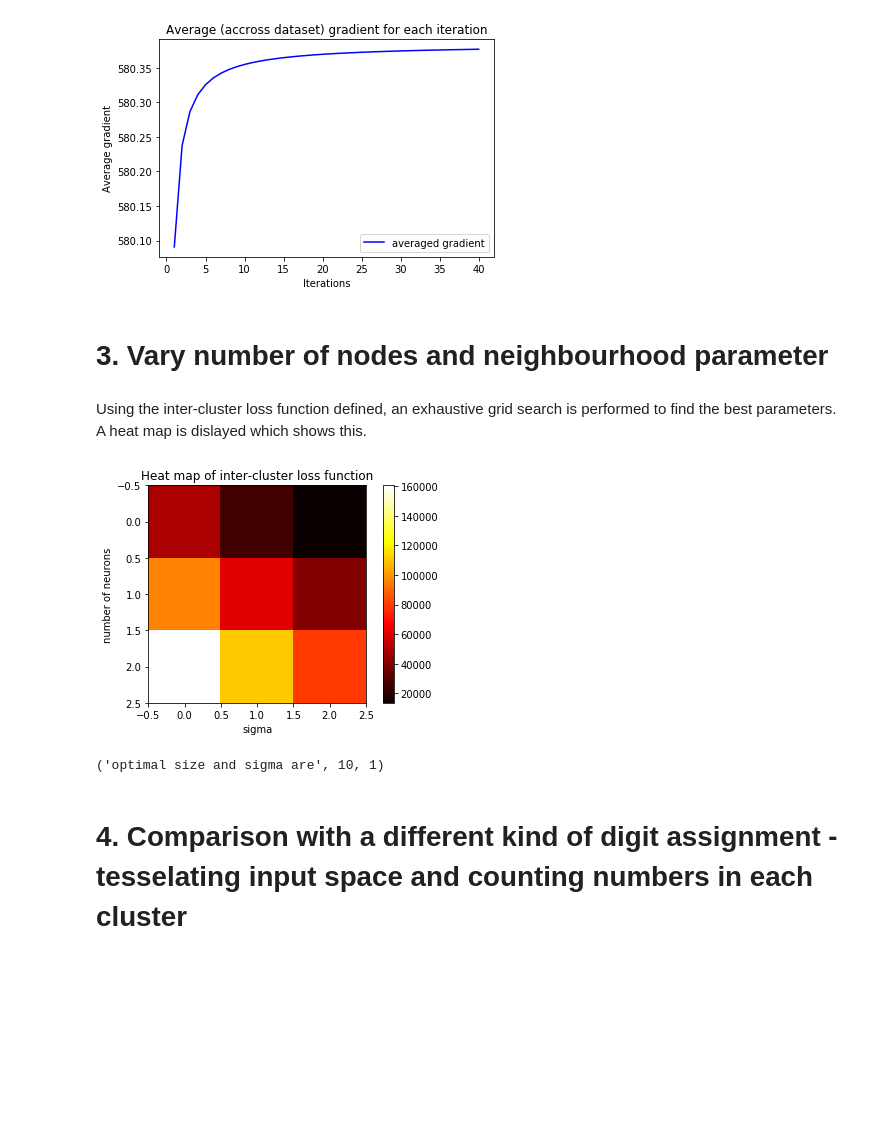
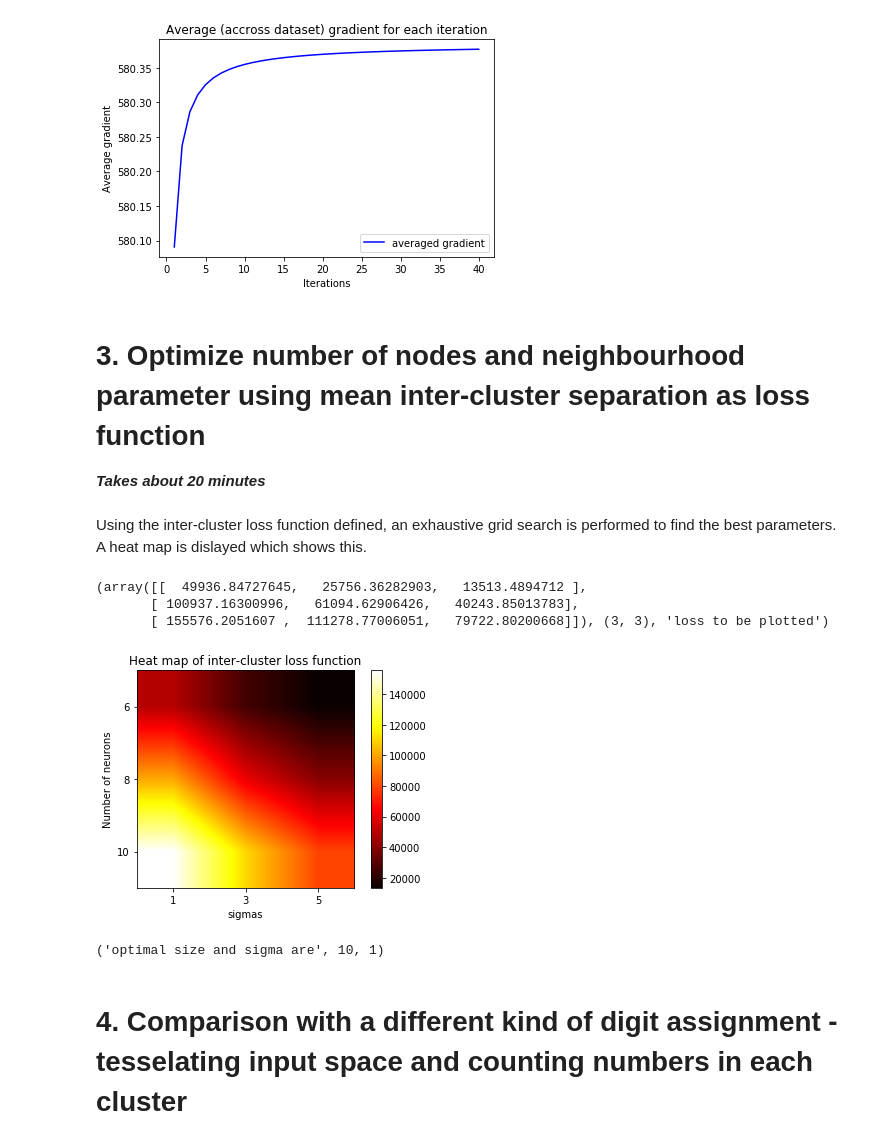
Before and after one commit to ArvinSubramaniam/ulnn_miniproj1_kohonen, a Jupyter notebook: kohonen_run.ipynb, the cells around one changed output. Saved outputs shown, nothing was run; the diff lists cells and outputs as text; code cells hidden in the pictures; blank space fills up the shorter version.

```diff
--- a/kohonen_run.ipynb
+++ b/kohonen_run.ipynb
@@ -105,17 +126,22 @@ for eta in etas:
 (40, 'length of grad array')
 [figure]
 # %% [markdown]
-# 3. Vary number of nodes and neighbourhood parameter
+# 3. Optimize number of nodes and neighbourhood parameter using mean inter-cluster separation as loss function
+
+***Takes about 20 minutes***
 # %% [markdown]
 Using the inter-cluster loss function defined, an exhaustive grid search is performed to find the best parameters. A heat map is dislayed which shows this.
 # %%
 sizes_k = [6,8,10]
 sigmas = [1,3,5]
-k,s = koh.optimize_params(sizes_k, sigmas, eta = 0.3, tmax=2000)
+k,s = koh.optimize_params(sizes_k, sigmas, eta = 0.3, tmax=20000)
 print("optimal size and sigma are",k,s)
 # %% [output]
+(array([[  49936.84727645,   25756.36282903,   13513.4894712 ],
+       [ 100937.16300996,   61094.62906426,   40243.85013783],
+       [ 155576.2051607 ,  111278.77006051,   79722.80200668]]), (3, 3), 'loss to be plotted')
-[figure, old version]
+[figure, new version]
-('optimal size and sigma are', 10, 1)
+('optimal size and sigma are', 10, 1)
 # %% [markdown]
 # 4. Comparison with a different kind of digit assignment  - tesselating input space and counting numbers in each cluster
 # %% [markdown]
```
Also changed, not shown: parts of 21 cells of this notebook, 1 other file.
